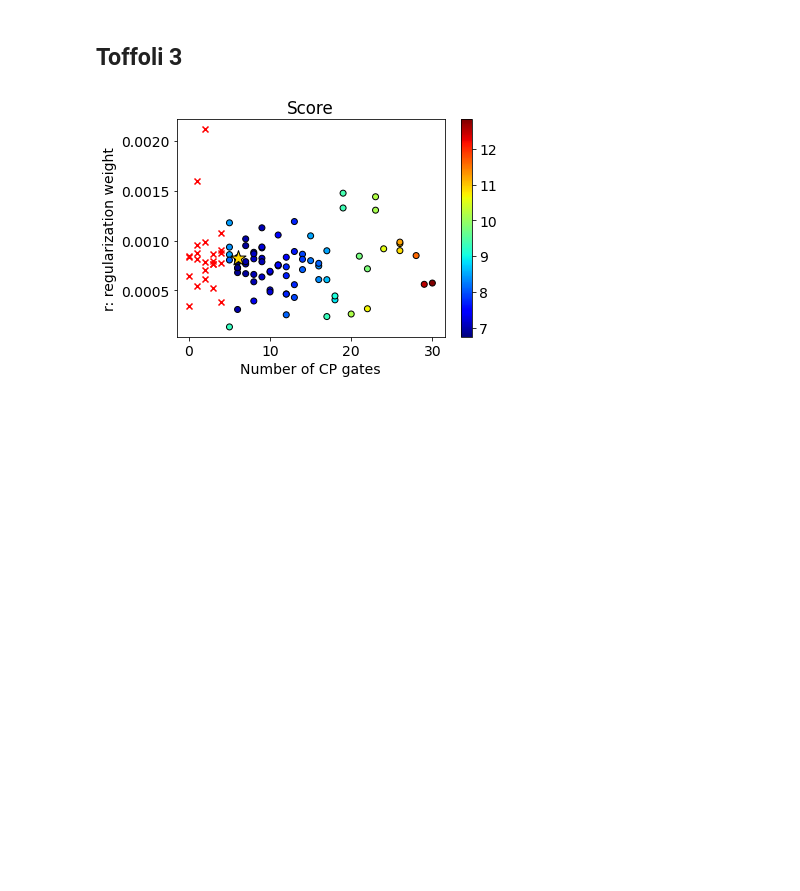
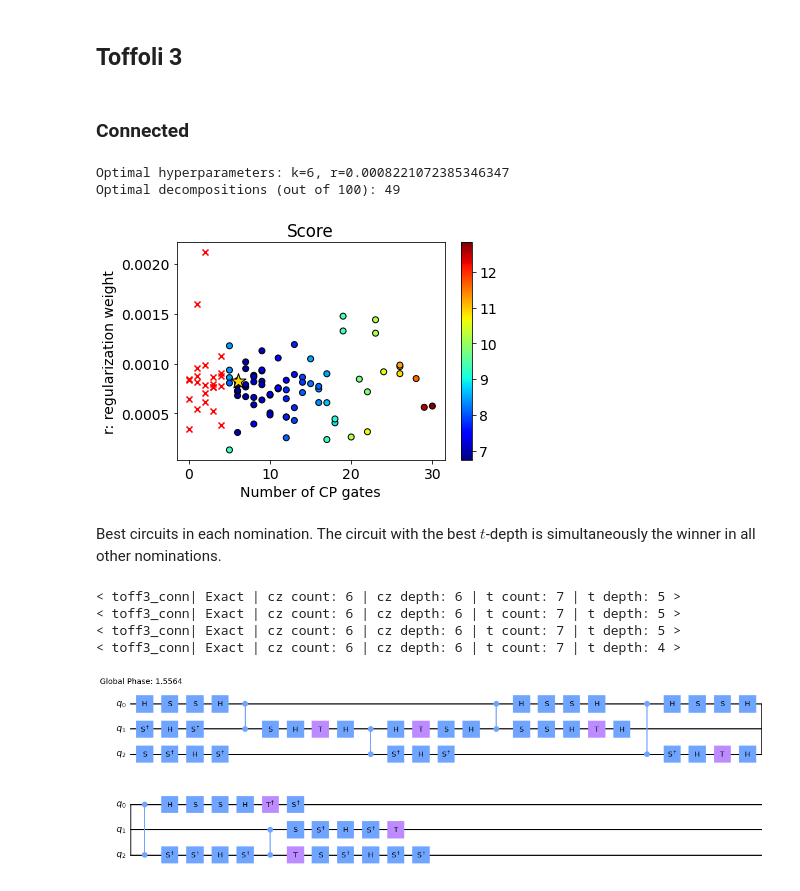
Before and after one commit to idnm/cpflow, a Jupyter notebook: paper/peppar.ipynb, the cells around one changed output. Cells and saved outputs as stored; diff of their text form; code cells hidden in the pictures; blank space fills up the shorter version.

Commit message:
Decompositions of Toffoli 3.

```diff
--- a/paper/peppar.ipynb
+++ b/paper/peppar.ipynb
@@ -151,8 +151,40 @@ plt.savefig('figures/penalty', dpi=1000, bbox_inches='tight')
 # Toffoli
 # %% [markdown]
 ## Toffoli 3
+# %% [markdown]
+### Connected
 # %%
 results = Results.load('data/toff3_conn')
+k_best, r_best = results.best_hyperparameters()[0]
+optimal_decompositions = [d for d in results.decompositions if d.cz_count==6]
+print(f'Optimal hyperparameters: k={k_best}, r={r_best}')
+print(f'Optimal decompositions (out of 100): {len(optimal_decompositions)-1}')
 results.plot_trials()
+plt.savefig('figures/toff3_trials_conn', dpi=1000, bbox_inches='tight')
 # %% [output]
+Optimal hyperparameters: k=6, r=0.0008221072385346347
+Optimal decompositions (out of 100): 49
 [figure]
+# %% [markdown]
+Best circuits in each nomination. The circuit with the best $t$-depth is simultaneously the winner in all other nominations.
+# %%
+best_cz_count_circ = min(results.decompositions, key=lambda d: d.cz_count)
+best_cz_depth_circ = min(results.decompositions, key=lambda d: d.cz_depth)
+best_t_count_circ = min(results.decompositions, key=lambda d: d.t_count)
+best_t_depth_circ = min(results.decompositions, key=lambda d: d.t_depth)
+
+best_circ = best_t_depth_circ.circuit
+
+print(best_cz_count_circ)
+print(best_cz_depth_circ)
+print(best_t_count_circ)
+print(best_t_depth_circ)
+# %% [output]
+< toff3_conn| Exact | cz count: 6 | cz depth: 6 | t count: 7 | t depth: 5 >
+< toff3_conn| Exact | cz count: 6 | cz depth: 6 | t count: 7 | t depth: 5 >
+< toff3_conn| Exact | cz count: 6 | cz depth: 6 | t count: 7 | t depth: 5 >
+< toff3_conn| Exact | cz count: 6 | cz depth: 6 | t count: 7 | t depth: 4 >
+# %%
+best_circ.draw(output='mpl')
+# %% [output]
+[figure, added]
```
Also changed, not shown: parts of 6 cells of this notebook, 2 other files.
